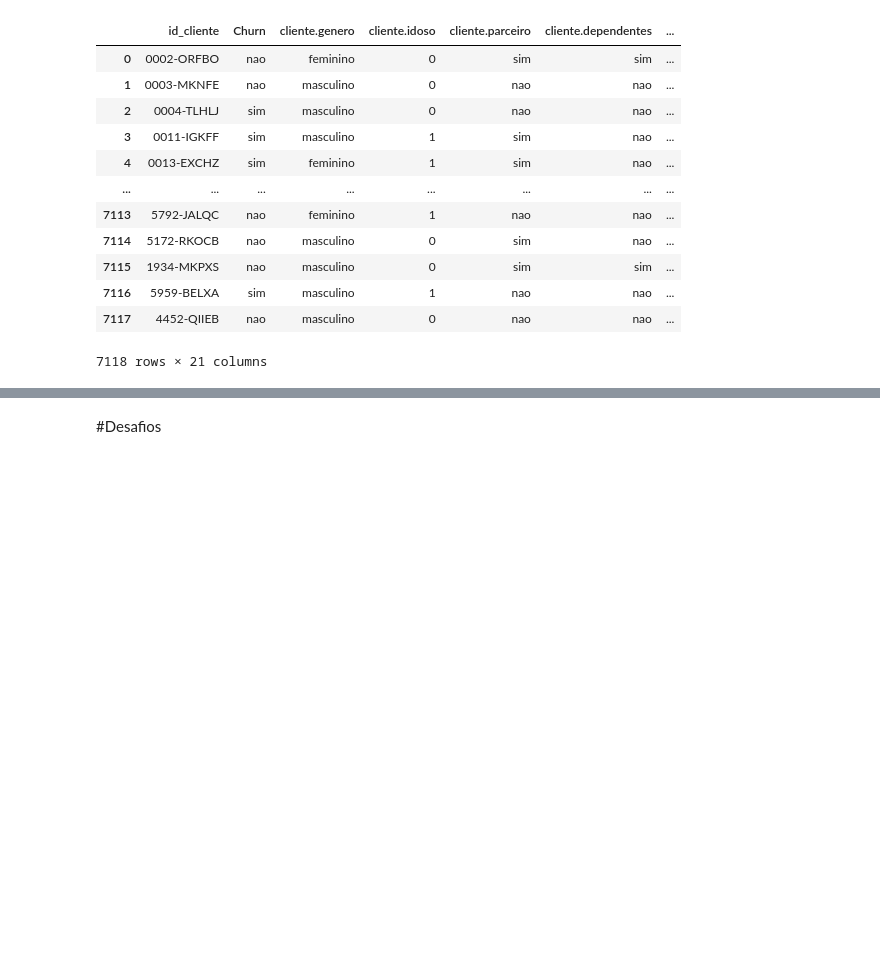
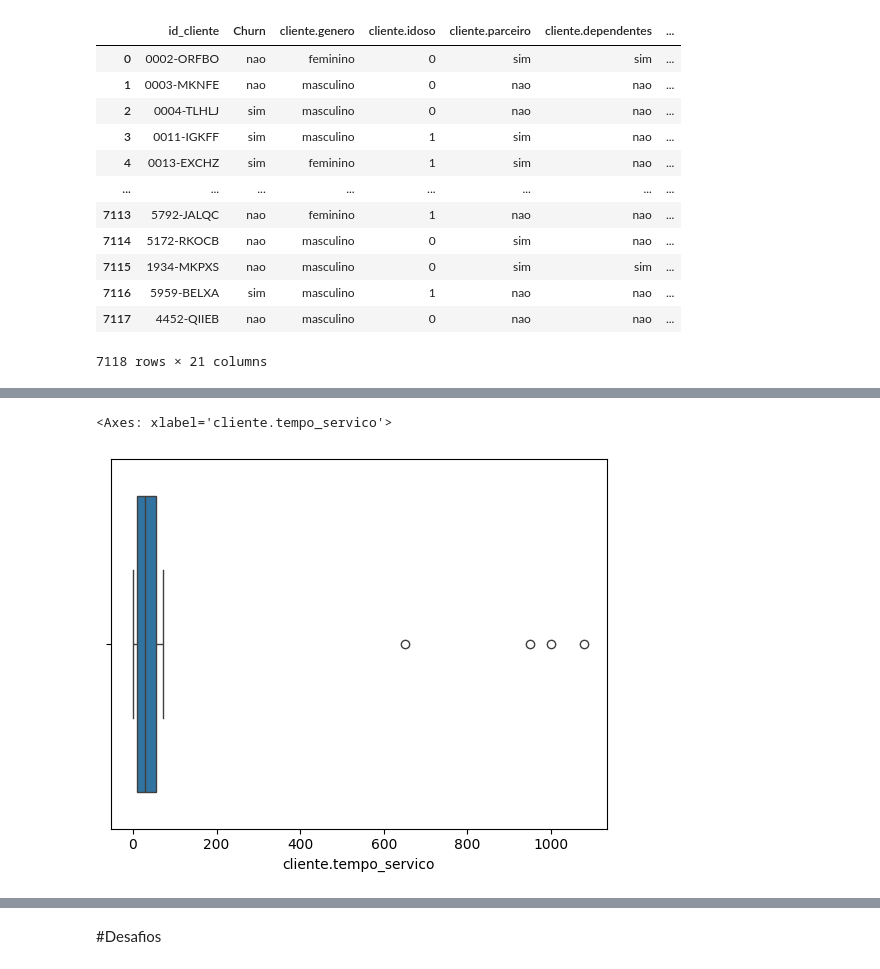
Before and after one commit to cauancalmeida/Data_Science_studies, a Jupyter notebook: Limpeza_e_tratamento_de_dados.ipynb, the cells around one changed output, grey strips where cells are left out. Drawn from its saved outputs; the diff is of its cells as text; code cells hidden in the pictures; blank space fills up the shorter version.

```diff
--- a/Limpeza_e_tratamento_de_dados.ipynb
+++ b/Limpeza_e_tratamento_de_dados.ipynb
@@ -234,0 +531,10 @@ dados_svazio
+# %%
+#calculando os limites (metodo Analise de dispersão)
+q1 = dados_svazio['cliente.tempo_servico'].quantile(0.25)
+q3 = dados_svazio['cliente.tempo_servico'].quantile(0.75)
+iqr = q3 - q1
+lim_inf = q1 - 1.5 * iqr
+lim_sup = q3 + 1.5 * iqr
+# %%
+#filtrando os outliers
+out_filt = (dados_svazio['cliente.tempo_servico'] < lim_inf) | (dados_svazio['cliente.tempo_servico'] > lim_sup)
@@ -234,0 +558,3 @@ dados_svazio
+# %%
+#copia de seg
+df_sem_out = dados_svazio.copy()
@@ -234,0 +576,7 @@ dados_svazio
+# %%
+df_sem_out.loc[out_filt, 'cliente.tempo_servico'] = np.ceil(df_sem_out.loc[out_filt, 'conta.cobranca.Total'] / df_sem_out.loc[out_filt, 'conta.cobranca.mensal'])
+# %%
+sns.boxplot(x=df_sem_out['cliente.tempo_servico'])
+# %% [output]
+<Axes: xlabel='cliente.tempo_servico'>
+[figure, added]
```
Also changed, not shown: parts of 69 cells of this notebook.
